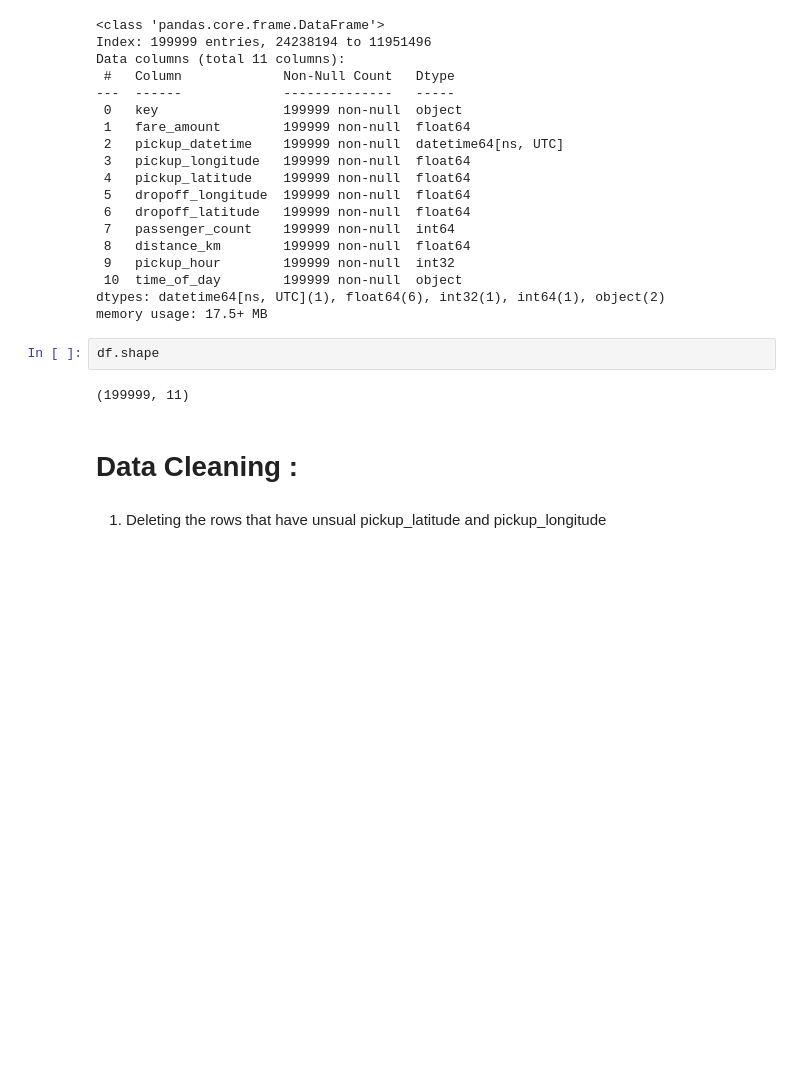
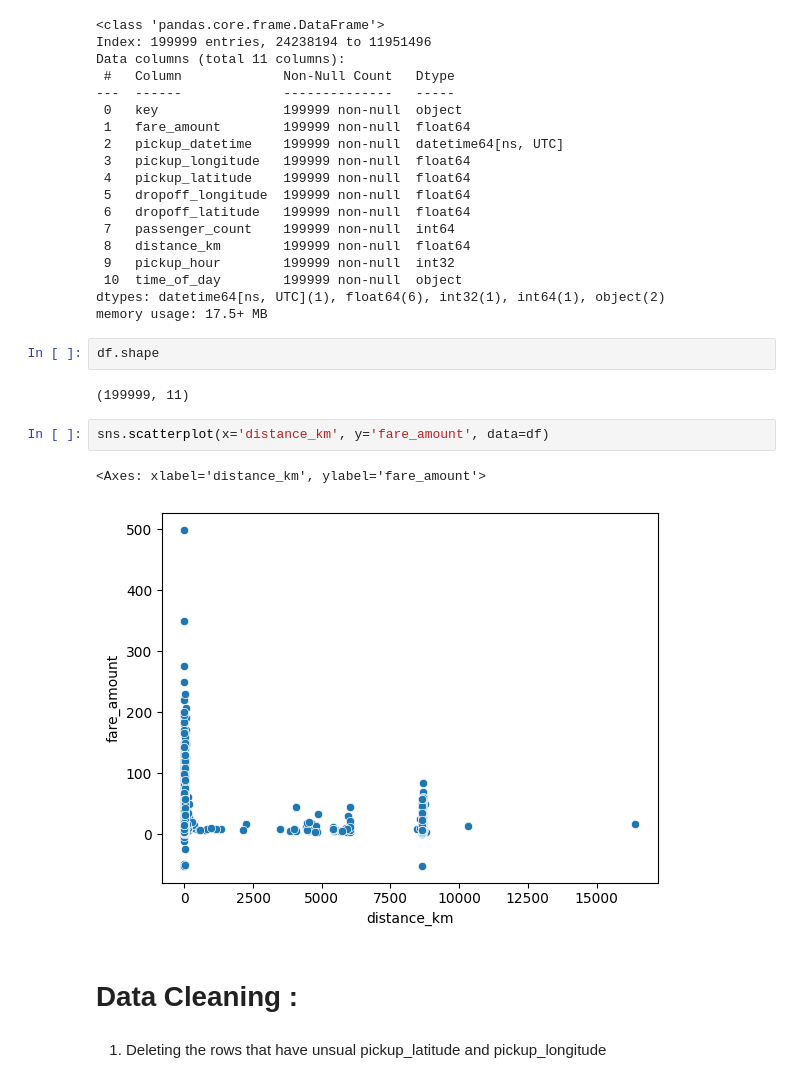
Before and after one commit to AshutoshDhungana/Fare_amount_prediction, a Jupyter notebook: TCfellowship_Ashutosh.ipynb, the cells around one changed output. Drawn from its saved outputs; the diff is of its cells as text; blank space fills up the shorter version.

```diff
--- a/TCfellowship_Ashutosh.ipynb
+++ b/TCfellowship_Ashutosh.ipynb
@@ -260,6 +260,11 @@ memory usage: 17.5+ MB
 df.shape
 # %% [output]
 (199999, 11)
+# %%
+sns.scatterplot(x='distance_km', y='fare_amount', data=df)
+# %% [output]
+<Axes: xlabel='distance_km', ylabel='fare_amount'>
+[figure, added]
 # %% [markdown]
 # **Data Cleaning :**
 # %% [markdown]
```
Also changed, not shown: parts of 12 cells of this notebook.
